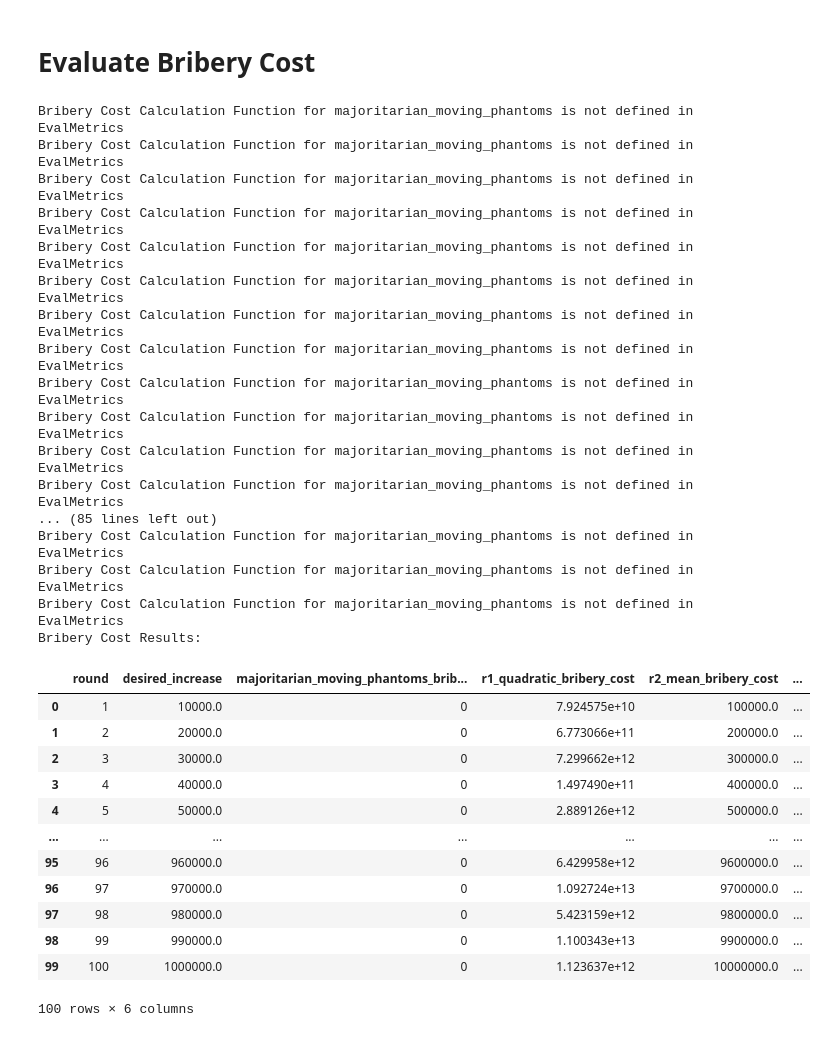
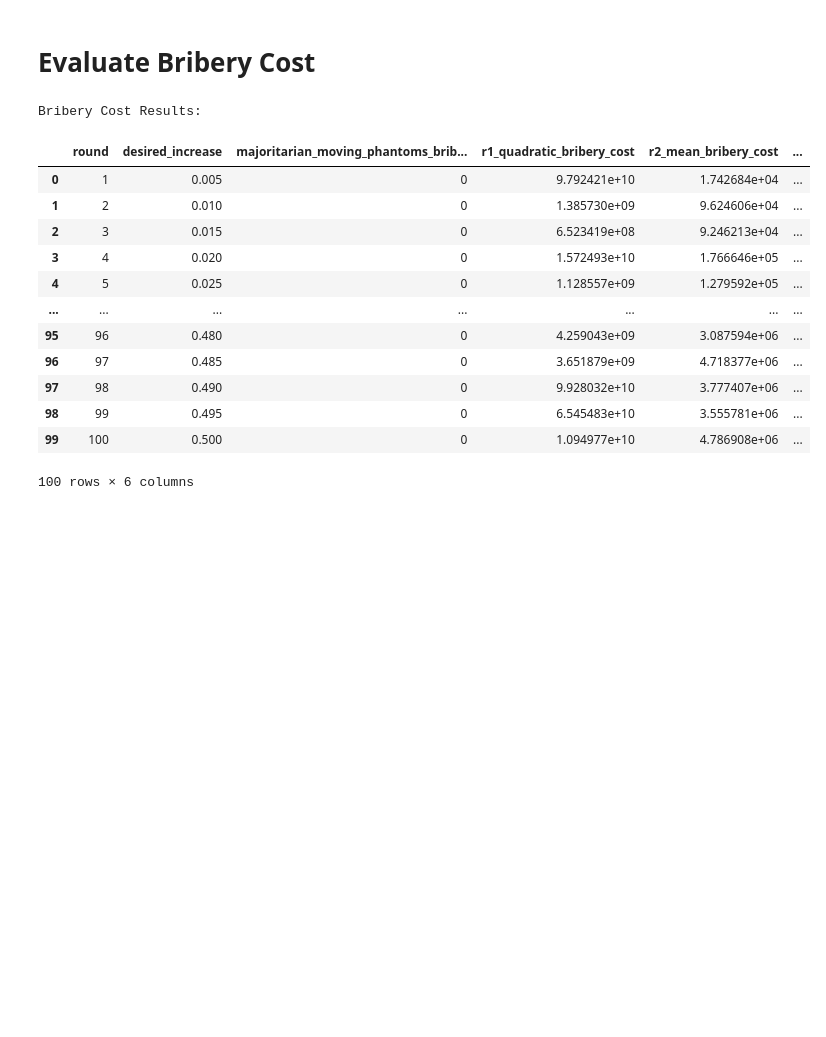
Before and after one commit to GovXS/Evaluating-Voting-Design-Tradeoffs-for-Retro-Funding, a Jupyter notebook: simulations/run.ipynb, the cells around one changed output. Saved outputs shown, nothing was run; the diff lists cells and outputs as text; code cells hidden in the pictures; blank space fills up the shorter version.

```diff
--- a/simulations/run.ipynb
+++ b/simulations/run.ipynb
@@ -611,39 +611,24 @@ Group Strategyproofness Results:
 # %% [markdown]
 # Evaluate Bribery Cost
 # %%
-bribery_results = eval_metrics.evaluate_bribery(num_rounds)
+#bribery_results = eval_metrics.evaluate_bribery(num_rounds)
+bribery_results = eval_metrics.evaluate_bribery_1(num_rounds)
 print("Bribery Cost Results:")
 bribery_results.head(100)
 # %% [output]
-Bribery Cost Calculation Function for majoritarian_moving_phantoms is not defined in EvalMetrics
-Bribery Cost Calculation Function for majoritarian_moving_phantoms is not defined in EvalMetrics
-Bribery Cost Calculation Function for majoritarian_moving_phantoms is not defined in EvalMetrics
-Bribery Cost Calculation Function for majoritarian_moving_phantoms is not defined in EvalMetrics
-Bribery Cost Calculation Function for majoritarian_moving_phantoms is not defined in EvalMetrics
-Bribery Cost Calculation Function for majoritarian_moving_phantoms is not defined in EvalMetrics
-Bribery Cost Calculation Function for majoritarian_moving_phantoms is not defined in EvalMetrics
-Bribery Cost Calculation Function for majoritarian_moving_phantoms is not defined in EvalMetrics
-Bribery Cost Calculation Function for majoritarian_moving_phantoms is not defined in EvalMetrics
-Bribery Cost Calculation Function for majoritarian_moving_phantoms is not defined in EvalMetrics
-Bribery Cost Calculation Function for majoritarian_moving_phantoms is not defined in EvalMetrics
-Bribery Cost Calculation Function for majoritarian_moving_phantoms is not defined in EvalMetrics
-... (85 lines left out)
-Bribery Cost Calculation Function for majoritarian_moving_phantoms is not defined in EvalMetrics
-Bribery Cost Calculation Function for majoritarian_moving_phantoms is not defined in EvalMetrics
-Bribery Cost Calculation Function for majoritarian_moving_phantoms is not defined in EvalMetrics
 Bribery Cost Results:
 |  | round | desired_increase | majoritarian_moving_phantoms_brib... | r1_quadratic_bribery_cost | r2_mean_bribery_cost | ... |
-| 0 | 1 | 10000.0 | 0 | 7.924575e+10 | 100000.0 | ... |
-| 1 | 2 | 20000.0 | 0 | 6.773066e+11 | 200000.0 | ... |
-| 2 | 3 | 30000.0 | 0 | 7.299662e+12 | 300000.0 | ... |
-| 3 | 4 | 40000.0 | 0 | 1.497490e+11 | 400000.0 | ... |
-| 4 | 5 | 50000.0 | 0 | 2.889126e+12 | 500000.0 | ... |
+| 0 | 1 | 0.005 | 0 | 9.792421e+10 | 1.742684e+04 | ... |
+| 1 | 2 | 0.010 | 0 | 1.385730e+09 | 9.624606e+04 | ... |
+| 2 | 3 | 0.015 | 0 | 6.523419e+08 | 9.246213e+04 | ... |
+| 3 | 4 | 0.020 | 0 | 1.572493e+10 | 1.766646e+05 | ... |
+| 4 | 5 | 0.025 | 0 | 1.128557e+09 | 1.279592e+05 | ... |
 | ... | ... | ... | ... | ... | ... | ... |
-| 95 | 96 | 960000.0 | 0 | 6.429958e+12 | 9600000.0 | ... |
-| 96 | 97 | 970000.0 | 0 | 1.092724e+13 | 9700000.0 | ... |
-| 97 | 98 | 980000.0 | 0 | 5.423159e+12 | 9800000.0 | ... |
-| 98 | 99 | 990000.0 | 0 | 1.100343e+13 | 9900000.0 | ... |
-| 99 | 100 | 1000000.0 | 0 | 1.123637e+12 | 10000000.0 | ... |
+| 95 | 96 | 0.480 | 0 | 4.259043e+09 | 3.087594e+06 | ... |
+| 96 | 97 | 0.485 | 0 | 3.651879e+09 | 4.718377e+06 | ... |
+| 97 | 98 | 0.490 | 0 | 9.928032e+10 | 3.777407e+06 | ... |
+| 98 | 99 | 0.495 | 0 | 6.545483e+10 | 3.555781e+06 | ... |
+| 99 | 100 | 0.500 | 0 | 1.094977e+10 | 4.786908e+06 | ... |
 100 rows × 6 columns
 # %%
 import matplotlib.pyplot as plt
```
Also changed, not shown: parts of 3 cells of this notebook, 1 other file.
